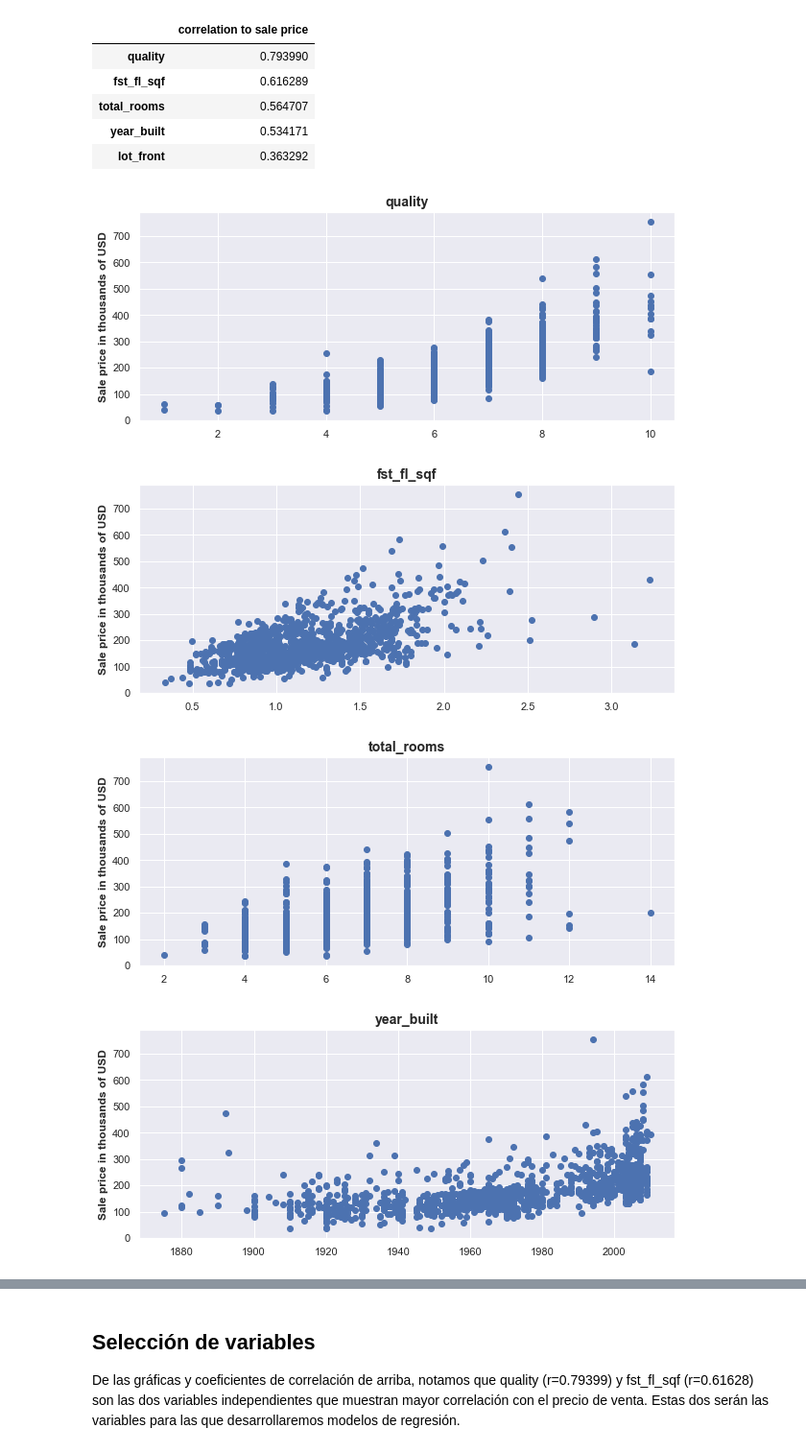
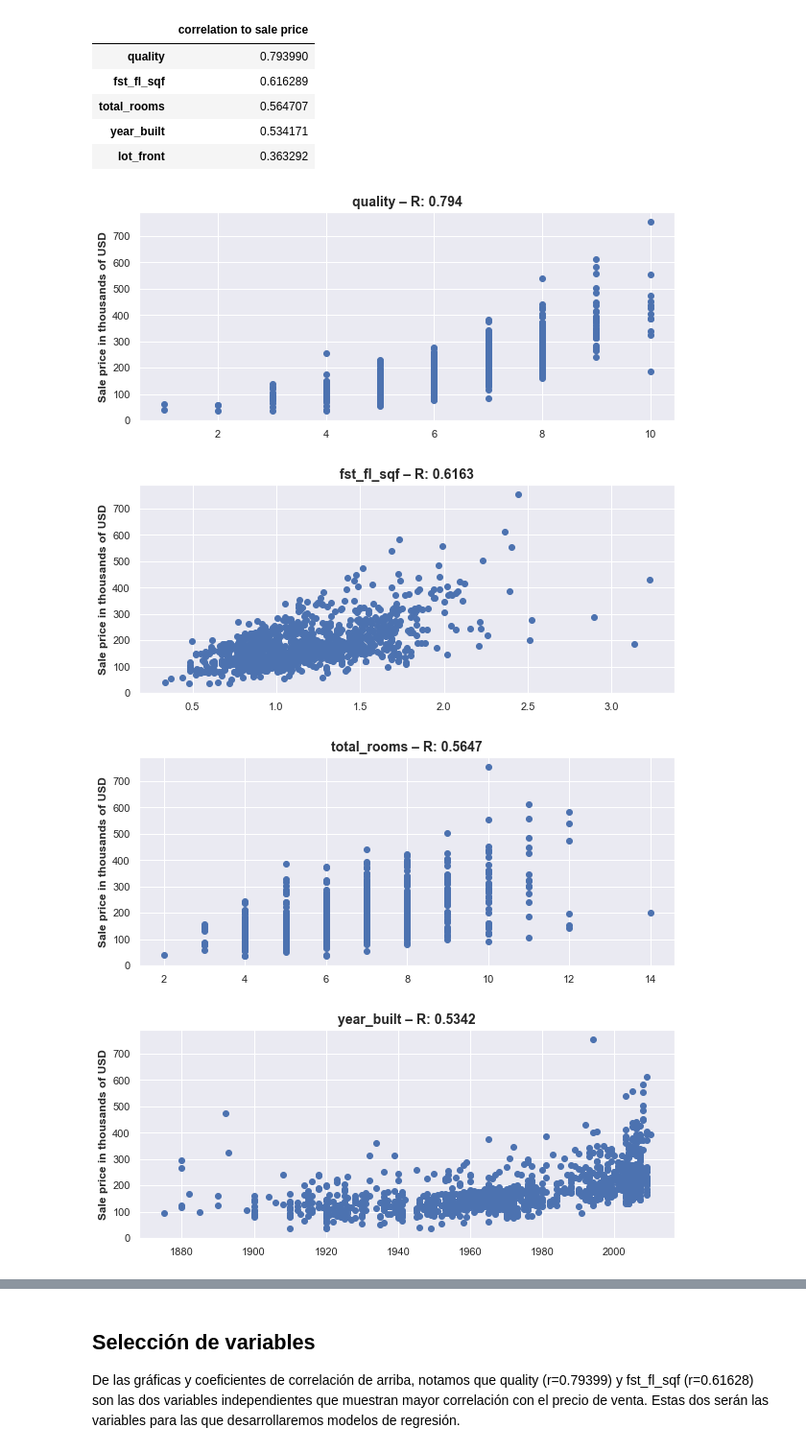
Before and after one commit to gallowstree/DS-Python-Project, a Jupyter notebook: main.ipynb, the cells around one changed output, grey strips where cells are left out. Shown at 96% size. Saved outputs shown, nothing was run; the diff lists cells and outputs as text; code cells hidden in the pictures.

```diff
--- a/main.ipynb
+++ b/main.ipynb
@@ -102,13 +102,13 @@ HTML(df.to_html())
 # %%
 for name, values in independent_vars:
     plt.figure(figsize=(10,4))
     plt.scatter(x = values, y = sale_price)
     plt.ylabel("Sale price in thousands of USD", weight='bold')
 
-    title = name + 'R: ' + str(np.round(coefs[]))
+    title = name + ' – R: ' + str(np.round(coefs[name], 4))
     plt.gca().set_title(title,  weight='bold').set_fontsize(14) #TODO include r from dataframe above
 # %% [output]
-[figure, old version]
+[figure, new version]
-[figure, old version]
+[figure, new version]
-[figure, old version]
+[figure, new version]
-[figure, old version]
+[figure, new version]
```
Also changed, not shown: parts of 2 cells of this notebook.
